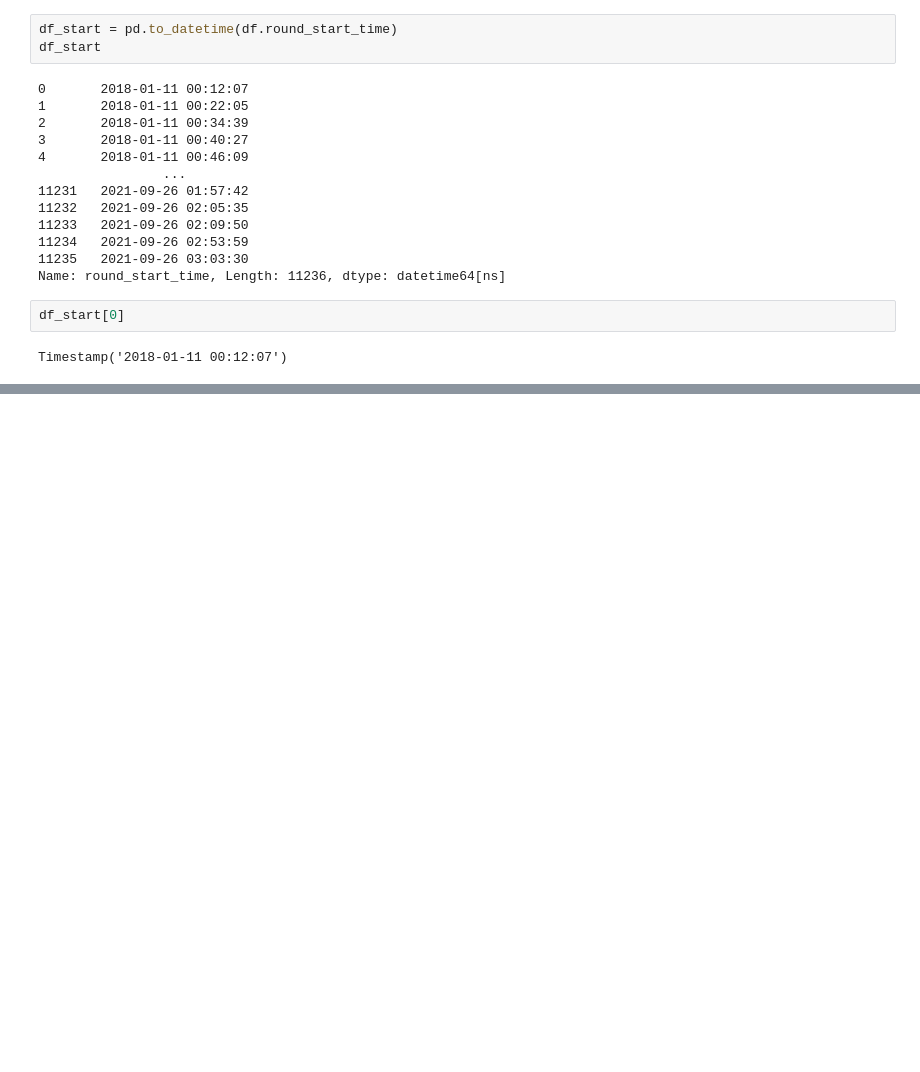
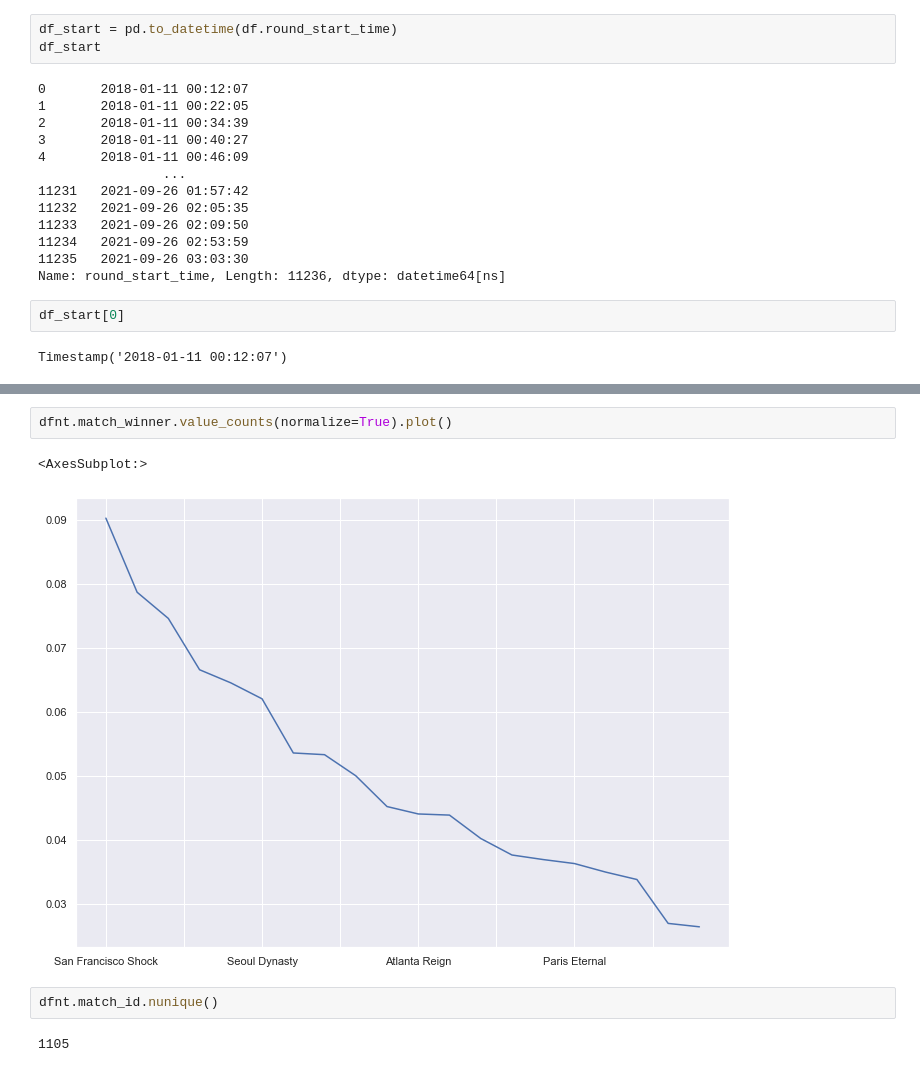
Before and after one commit to VasiliyAMelkozerov/personal_projects, a Jupyter notebook: scratch.ipynb, the cells around one changed output, grey strips where cells are left out. Cells and saved outputs as stored; diff of their text form; blank space fills up the shorter version.

```diff
--- a/scratch.ipynb
+++ b/scratch.ipynb
@@ -205,0 +245,9 @@ This gives us roughly
+# %%
+dfnt.match_winner.value_counts(normalize=True).plot()
+# %% [output]
+<AxesSubplot:>
+[figure, added]
+# %%
+dfnt.match_id.nunique()
+# %% [output]
+1105
```
Also changed, not shown: parts of 74 cells of this notebook, 4 other files.
